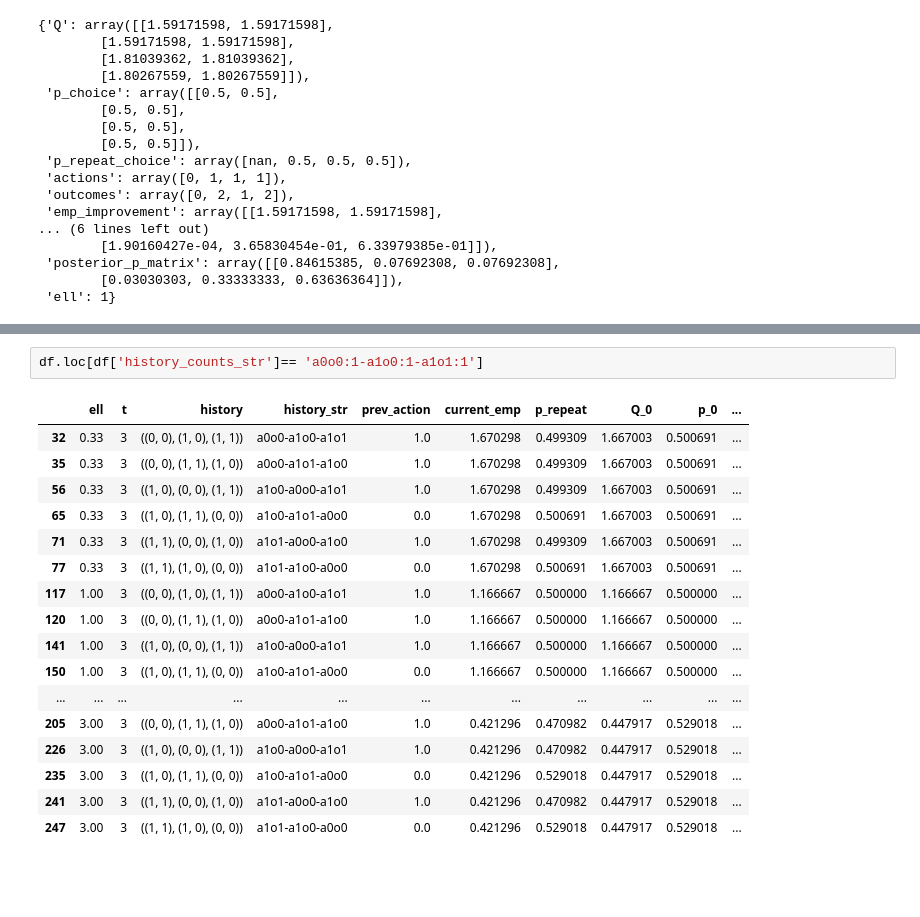
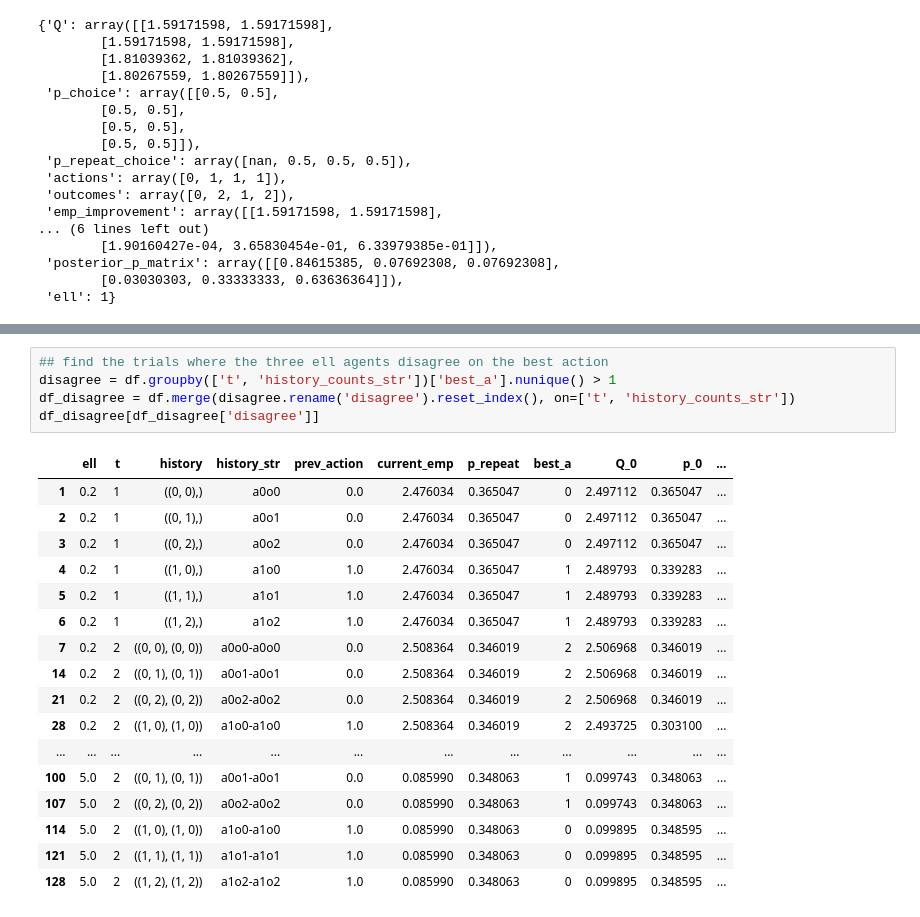
Before and after one commit to tgham/context_exploration, a Jupyter notebook: empBAMDP.ipynb, the cells around one changed output, grey strips where cells are left out. Drawn from its saved outputs; the diff is of its cells as text; blank space fills up the shorter version.

```diff
--- a/empBAMDP.ipynb
+++ b/empBAMDP.ipynb
@@ -167,23 +169,26 @@ df.head(70)
-# %%
-df.loc[df['history_counts_str']== 'a0o0:1-a1o0:1-a1o1:1']
-# %% [output]
-|  | ell | t | history | history_str | prev_action | current_emp | p_repeat | Q_0 | p_0 | ... |
-| 32 | 0.33 | 3 | ((0, 0), (1, 0), (1, 1)) | a0o0-a1o0-a1o1 | 1.0 | 1.670298 | 0.499309 | 1.667003 | 0.500691 | ... |
-| 35 | 0.33 | 3 | ((0, 0), (1, 1), (1, 0)) | a0o0-a1o1-a1o0 | 1.0 | 1.670298 | 0.499309 | 1.667003 | 0.500691 | ... |
-| 56 | 0.33 | 3 | ((1, 0), (0, 0), (1, 1)) | a1o0-a0o0-a1o1 | 1.0 | 1.670298 | 0.499309 | 1.667003 | 0.500691 | ... |
-| 65 | 0.33 | 3 | ((1, 0), (1, 1), (0, 0)) | a1o0-a1o1-a0o0 | 0.0 | 1.670298 | 0.500691 | 1.667003 | 0.500691 | ... |
-| 71 | 0.33 | 3 | ((1, 1), (0, 0), (1, 0)) | a1o1-a0o0-a1o0 | 1.0 | 1.670298 | 0.499309 | 1.667003 | 0.500691 | ... |
-| 77 | 0.33 | 3 | ((1, 1), (1, 0), (0, 0)) | a1o1-a1o0-a0o0 | 0.0 | 1.670298 | 0.500691 | 1.667003 | 0.500691 | ... |
-| 117 | 1.00 | 3 | ((0, 0), (1, 0), (1, 1)) | a0o0-a1o0-a1o1 | 1.0 | 1.166667 | 0.500000 | 1.166667 | 0.500000 | ... |
-| 120 | 1.00 | 3 | ((0, 0), (1, 1), (1, 0)) | a0o0-a1o1-a1o0 | 1.0 | 1.166667 | 0.500000 | 1.166667 | 0.500000 | ... |
-| 141 | 1.00 | 3 | ((1, 0), (0, 0), (1, 1)) | a1o0-a0o0-a1o1 | 1.0 | 1.166667 | 0.500000 | 1.166667 | 0.500000 | ... |
-| 150 | 1.00 | 3 | ((1, 0), (1, 1), (0, 0)) | a1o0-a1o1-a0o0 | 0.0 | 1.166667 | 0.500000 | 1.166667 | 0.500000 | ... |
-| ... | ... | ... | ... | ... | ... | ... | ... | ... | ... | ... |
-| 205 | 3.00 | 3 | ((0, 0), (1, 1), (1, 0)) | a0o0-a1o1-a1o0 | 1.0 | 0.421296 | 0.470982 | 0.447917 | 0.529018 | ... |
-| 226 | 3.00 | 3 | ((1, 0), (0, 0), (1, 1)) | a1o0-a0o0-a1o1 | 1.0 | 0.421296 | 0.470982 | 0.447917 | 0.529018 | ... |
-| 235 | 3.00 | 3 | ((1, 0), (1, 1), (0, 0)) | a1o0-a1o1-a0o0 | 0.0 | 0.421296 | 0.529018 | 0.447917 | 0.529018 | ... |
-| 241 | 3.00 | 3 | ((1, 1), (0, 0), (1, 0)) | a1o1-a0o0-a1o0 | 1.0 | 0.421296 | 0.470982 | 0.447917 | 0.529018 | ... |
-| 247 | 3.00 | 3 | ((1, 1), (1, 0), (0, 0)) | a1o1-a1o0-a0o0 | 0.0 | 0.421296 | 0.529018 | 0.447917 | 0.529018 | ... |
+# %%
+## find the trials where the three ell agents disagree on the best action
+disagree = df.groupby(['t', 'history_counts_str'])['best_a'].nunique() > 1
+df_disagree = df.merge(disagree.rename('disagree').reset_index(), on=['t', 'history_counts_str'])
+df_disagree[df_disagree['disagree']]
+# %% [output]
+|  | ell | t | history | history_str | prev_action | current_emp | p_repeat | best_a | Q_0 | p_0 | ... |
+| 1 | 0.2 | 1 | ((0, 0),) | a0o0 | 0.0 | 2.476034 | 0.365047 | 0 | 2.497112 | 0.365047 | ... |
+| 2 | 0.2 | 1 | ((0, 1),) | a0o1 | 0.0 | 2.476034 | 0.365047 | 0 | 2.497112 | 0.365047 | ... |
+| 3 | 0.2 | 1 | ((0, 2),) | a0o2 | 0.0 | 2.476034 | 0.365047 | 0 | 2.497112 | 0.365047 | ... |
+| 4 | 0.2 | 1 | ((1, 0),) | a1o0 | 1.0 | 2.476034 | 0.365047 | 1 | 2.489793 | 0.339283 | ... |
+| 5 | 0.2 | 1 | ((1, 1),) | a1o1 | 1.0 | 2.476034 | 0.365047 | 1 | 2.489793 | 0.339283 | ... |
+| 6 | 0.2 | 1 | ((1, 2),) | a1o2 | 1.0 | 2.476034 | 0.365047 | 1 | 2.489793 | 0.339283 | ... |
+| 7 | 0.2 | 2 | ((0, 0), (0, 0)) | a0o0-a0o0 | 0.0 | 2.508364 | 0.346019 | 2 | 2.506968 | 0.346019 | ... |
+| 14 | 0.2 | 2 | ((0, 1), (0, 1)) | a0o1-a0o1 | 0.0 | 2.508364 | 0.346019 | 2 | 2.506968 | 0.346019 | ... |
+| 21 | 0.2 | 2 | ((0, 2), (0, 2)) | a0o2-a0o2 | 0.0 | 2.508364 | 0.346019 | 2 | 2.506968 | 0.346019 | ... |
+| 28 | 0.2 | 2 | ((1, 0), (1, 0)) | a1o0-a1o0 | 1.0 | 2.508364 | 0.346019 | 2 | 2.493725 | 0.303100 | ... |
+| ... | ... | ... | ... | ... | ... | ... | ... | ... | ... | ... | ... |
+| 100 | 5.0 | 2 | ((0, 1), (0, 1)) | a0o1-a0o1 | 0.0 | 0.085990 | 0.348063 | 1 | 0.099743 | 0.348063 | ... |
+| 107 | 5.0 | 2 | ((0, 2), (0, 2)) | a0o2-a0o2 | 0.0 | 0.085990 | 0.348063 | 1 | 0.099743 | 0.348063 | ... |
+| 114 | 5.0 | 2 | ((1, 0), (1, 0)) | a1o0-a1o0 | 1.0 | 0.085990 | 0.348063 | 0 | 0.099895 | 0.348595 | ... |
+| 121 | 5.0 | 2 | ((1, 1), (1, 1)) | a1o1-a1o1 | 1.0 | 0.085990 | 0.348063 | 0 | 0.099895 | 0.348595 | ... |
+| 128 | 5.0 | 2 | ((1, 2), (1, 2)) | a1o2-a1o2 | 1.0 | 0.085990 | 0.348063 | 0 | 0.099895 | 0.348595 | ... |
 # %%
 # plot Q, P(choice), P(repeat), and 1-step empowerment gain across the three ells.
 ## columns = history length t (1, 4, 16 histories), rows = metric.
```
Also changed, not shown: parts of 2 cells of this notebook, 3 other files.
